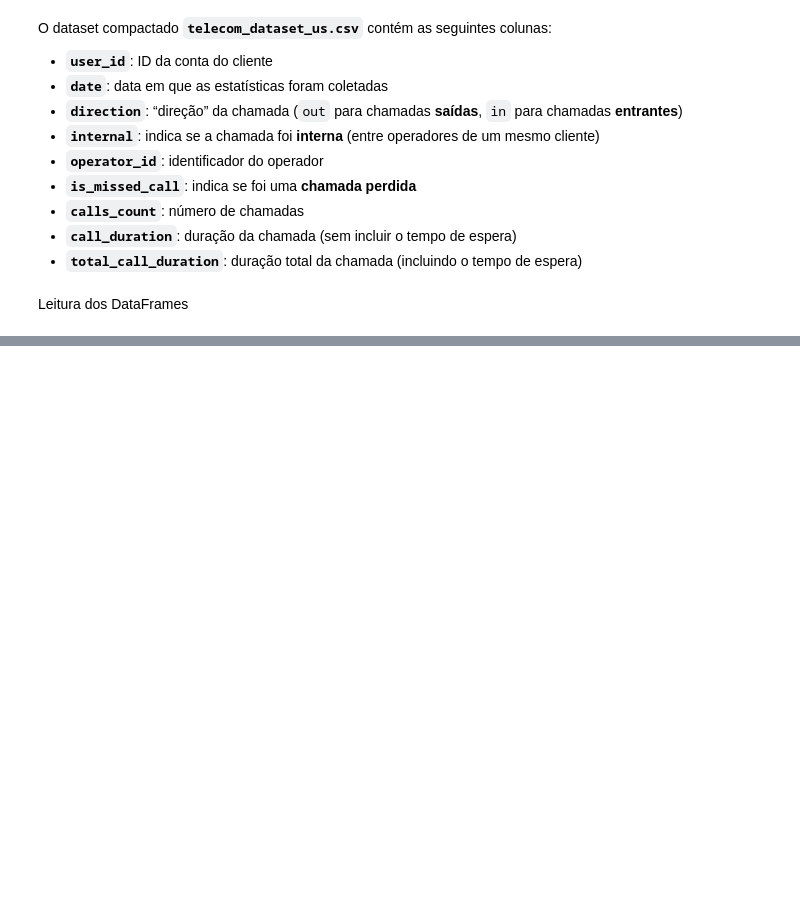
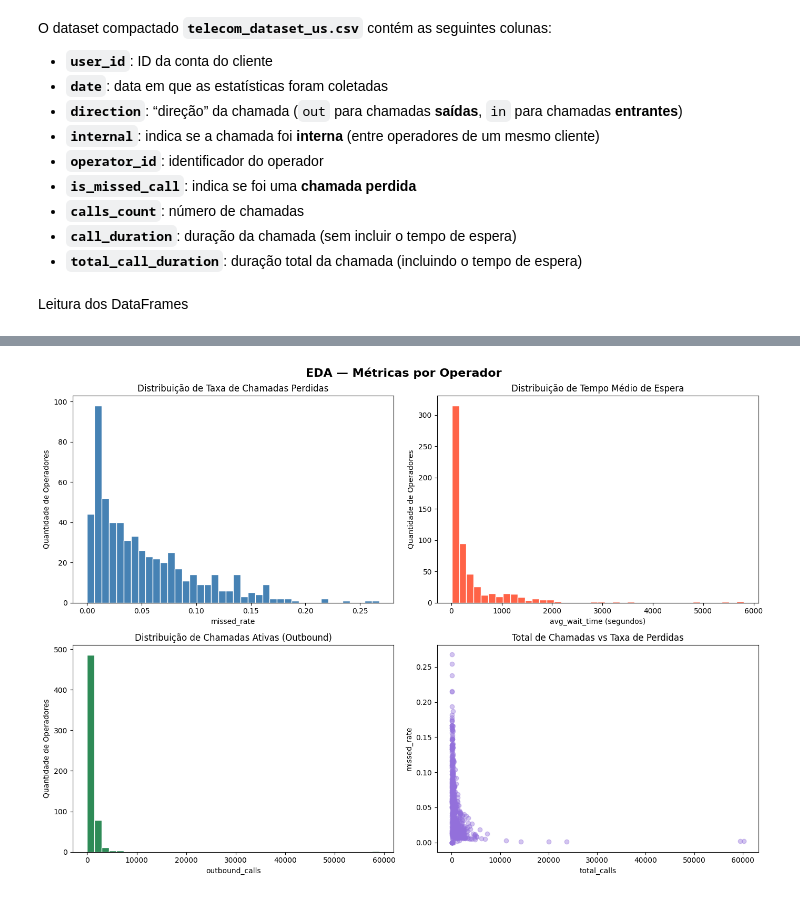
Before and after one commit to ezodia1/PROJETO-FINAL, a Jupyter notebook: projetofinal.ipynb, the cells around one changed output, grey strips where cells are left out. Cells and saved outputs as stored; diff of their text form; code cells hidden in the pictures; blank space fills up the shorter version.

```diff
--- a/projetofinal.ipynb
+++ b/projetofinal.ipynb
@@ -65,0 +198,32 @@ display(df_data.sample(30))
+# %%
+fig, axes = plt.subplots(2, 2, figsize=(14, 10))
+fig.suptitle('EDA — Métricas por Operador', fontsize=16, fontweight='bold')
+
+# 1. Distribuição de missed_rate
+axes[0, 0].hist(df_grouped['missed_rate'], bins=40, color='steelblue', edgecolor='white')
+axes[0, 0].set_title('Distribuição de Taxa de Chamadas Perdidas')
+axes[0, 0].set_xlabel('missed_rate')
+axes[0, 0].set_ylabel('Quantidade de Operadores')
+
+# 2. Distribuição de avg_wait_time
+axes[0, 1].hist(df_grouped['avg_wait_time'], bins=40, color='tomato', edgecolor='white')
+axes[0, 1].set_title('Distribuição de Tempo Médio de Espera')
+axes[0, 1].set_xlabel('avg_wait_time (segundos)')
+axes[0, 1].set_ylabel('Quantidade de Operadores')
+
+# 3. Distribuição de outbound_calls
+axes[1, 0].hist(df_grouped['outbound_calls'], bins=40, color='seagreen', edgecolor='white')
+axes[1, 0].set_title('Distribuição de Chamadas Ativas (Outbound)')
+axes[1, 0].set_xlabel('outbound_calls')
+axes[1, 0].set_ylabel('Quantidade de Operadores')
+
+# 4. Relação entre total_calls e missed_rate
+axes[1, 1].scatter(df_grouped['total_calls'], df_grouped['missed_rate'], alpha=0.4, color='mediumpurple')
+axes[1, 1].set_title('Total de Chamadas vs Taxa de Perdidas')
+axes[1, 1].set_xlabel('total_calls')
+axes[1, 1].set_ylabel('missed_rate')
+
+plt.tight_layout()
+plt.show()
+# %% [output]
+[figure, added]
```
Also changed, not shown: parts of 20 cells of this notebook.
